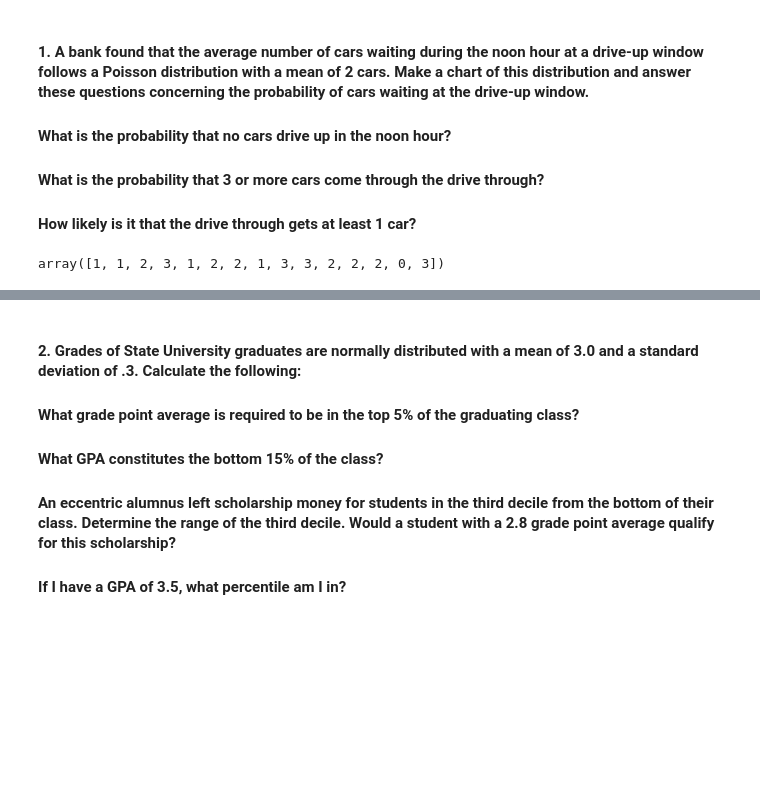
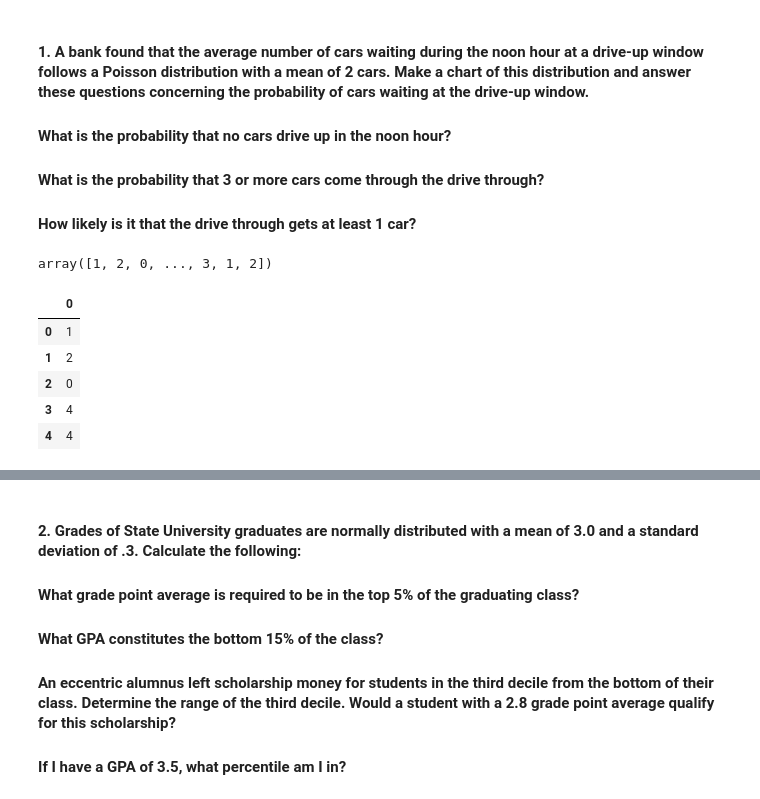
Before and after one commit to Brooke-Holyoak/statistics-exercises, a Jupyter notebook: probability_distributions.ipynb, the cells around one changed output, grey strips where cells are left out. Saved outputs shown, nothing was run; the diff lists cells and outputs as text; code cells hidden in the pictures; blank space fills up the shorter version.

```diff
--- a/probability_distributions.ipynb
+++ b/probability_distributions.ipynb
@@ -31,7 +32,20 @@ ax.set(xlabel='Poisson Distribution', ylabel='Frequency')
 #### What is the probability that no cars drive up in the noon hour?
 #### What is the probability that 3 or more cars come through the drive through?
 #### How likely is it that the drive through gets at least 1 car?
-# %%
-drivethru_cars[0:15]
-# %% [output]
-array([1, 1, 2, 3, 1, 2, 2, 1, 3, 3, 2, 2, 2, 0, 3])
+# %%
+dthru_cars = poisson.rvs(mu=2, size=10000)
+dthru_cars
+# %% [output]
+array([1, 2, 0, ..., 3, 1, 2])
+# %%
+#create a df of the array created
+
+df = pd.DataFrame(dthru_cars)
+df.head()
+# %% [output]
+|  | 0 |
+| 0 | 1 |
+| 1 | 2 |
+| 2 | 0 |
+| 3 | 4 |
+| 4 | 4 |
```
Also changed, not shown: parts of 44 cells of this notebook.
